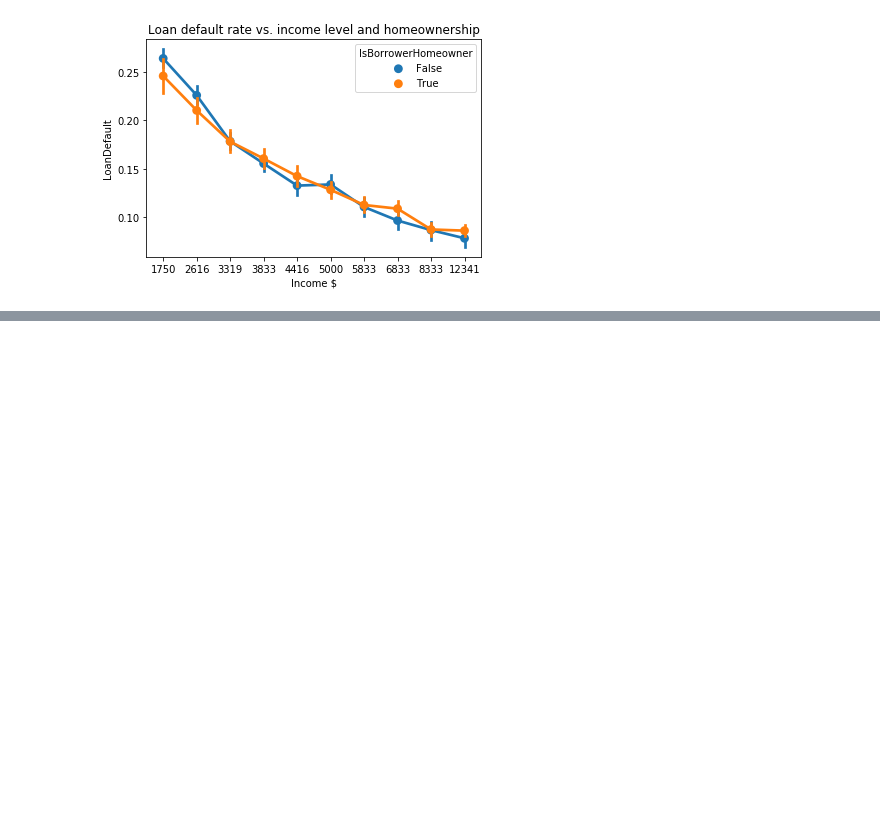
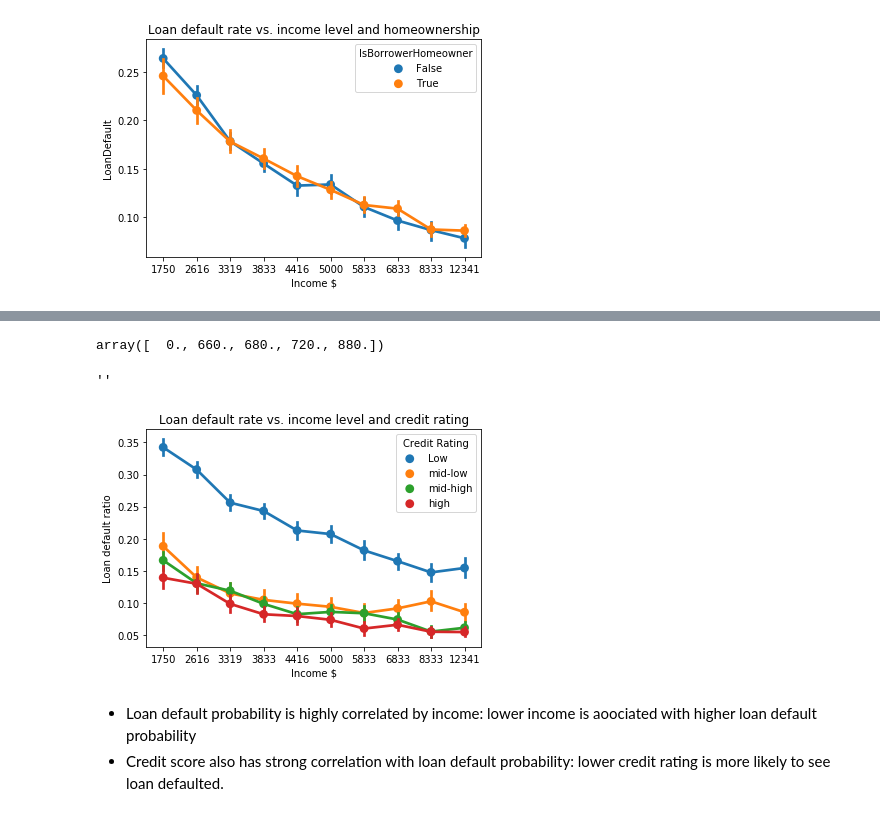
Before and after one commit to xiaohuach/UdacityProject-DataVisualization, a Jupyter notebook: Loan.ipynb, the cells around one changed output, grey strips where cells are left out. Saved outputs shown, nothing was run; the diff lists cells and outputs as text; code cells hidden in the pictures; blank space fills up the shorter version.

```diff
--- a/Loan.ipynb
+++ b/Loan.ipynb
@@ -1030,3 +1043,23 @@ LoanDefault rate is heavily impacted by borrower's IncomeLevel; If the income is
+# %%
+c_l = np.quantile(df[df.CreditScoreRangeLower.isna()==False].CreditScoreRangeLower, np.arange(0, 1.1, 0.25))
+df['CreditScoreRS'] = pd.cut(df.CreditScoreRangeLower, c_l, labels = ['Low','mid-low','mid-high','high'])
+c_l
+# %% [output]
+array([  0., 660., 680., 720., 880.])
+# %%
+sb.pointplot(data = df, x='IncomeLevel', y='LoanDefault', hue = 'CreditScoreRS')
+plt.xticks(ticks = np.arange(10),labels = i_l.astype('int'))
+plt.title('Loan default rate vs. income level and credit rating')
+plt.xlabel('Income $')
+plt.legend(title = 'Credit Rating')
+plt.ylabel('Loan default ratio')
+;
+# %% [output]
+''
+[figure, added]
+# %% [markdown]
+- Loan default probability is highly correlated by income: lower income is aoociated with higher loan default probability
+- Credit score also has strong correlation with loan default probability: lower credit rating is more likely to see loan defaulted.
 # %% [markdown]
 ### Talk about some of the relationships you observed in this part of the investigation. Were there features that strengthened each other in terms of looking at your feature(s) of interest?
 
```
Also changed, not shown: parts of 19 cells of this notebook, 1 other file.
